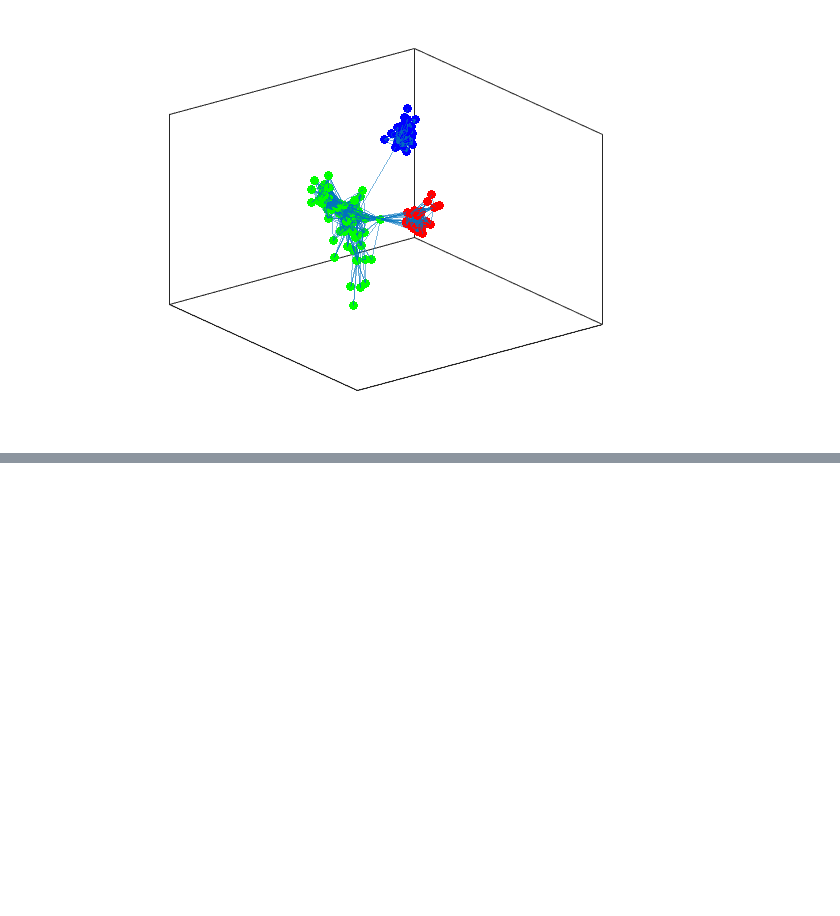
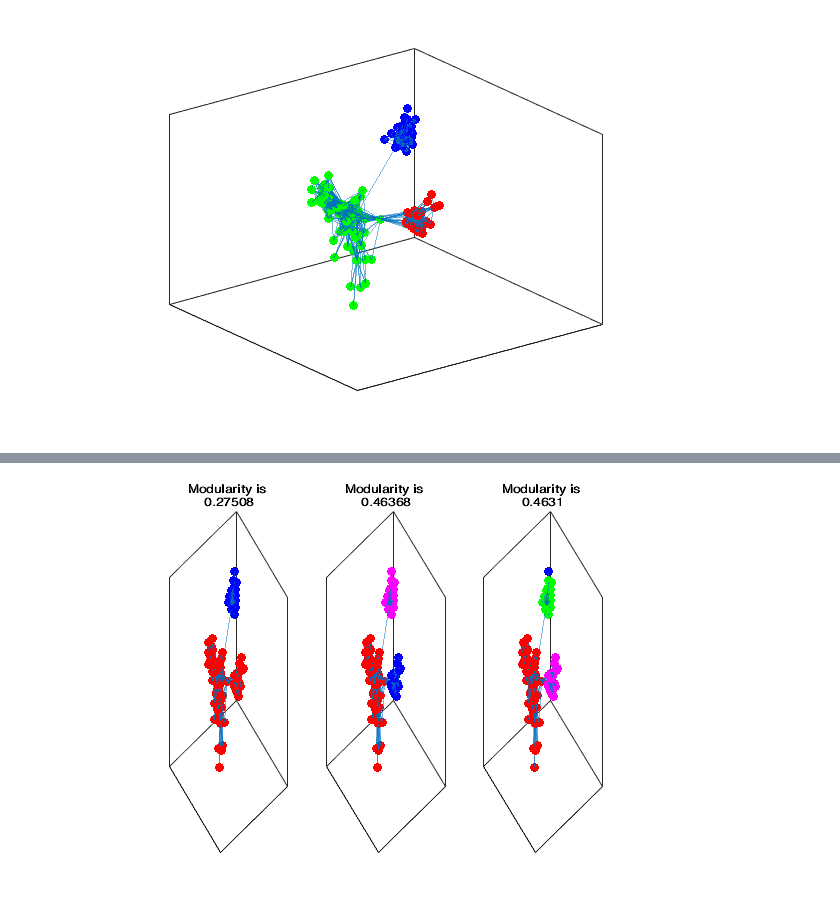
Before and after one commit to Cirdans-Home/recipesforenvsciences2023, a Jupyter notebook: _sources/graphsandnetworks.ipynb, the cells around one changed output, grey strips where cells are left out. Cells and saved outputs as stored; diff of their text form; code cells hidden in the pictures; blank space fills up the shorter version.

```diff
--- a/_sources/graphsandnetworks.ipynb
+++ b/_sources/graphsandnetworks.ipynb
@@ -318,0 +364,23 @@ corresponding communities.
+# %%
+%% Analysis of Community Structure
+addpath('matlabcodes')
+data = dlmread('aves-wildbird-network-1.edges');
+color = {'red','blue','magenta','green'};
+G = graph(data(:,1),data(:,2),data(:,3));
+L = laplacian(G);
+for i = 1:3
+    [v,l] = eigs(L,i+1,'smallestabs');
+    groupvec = kmeans(v(:,2:i+1),i+1);
+    figure(1)
+    subplot(1,3,i);
+    h = plot(G,'Layout',"force3");
+    for j = 1:i+1
+       ind = find(groupvec == j);
+       highlight(h,ind,"NodeColor",color{j},"MarkerSize",6)
+    end
+    Q = modularity(adjacency(G),groupvec);
+    title(['Modularity is ',string(Q)])
+end
+set(gcf,'Position',[-1984 426 1301 395]);
+# %% [output]
+[figure, added]
```
Also changed, not shown: parts of 22 cells of this notebook, 17 other files.
